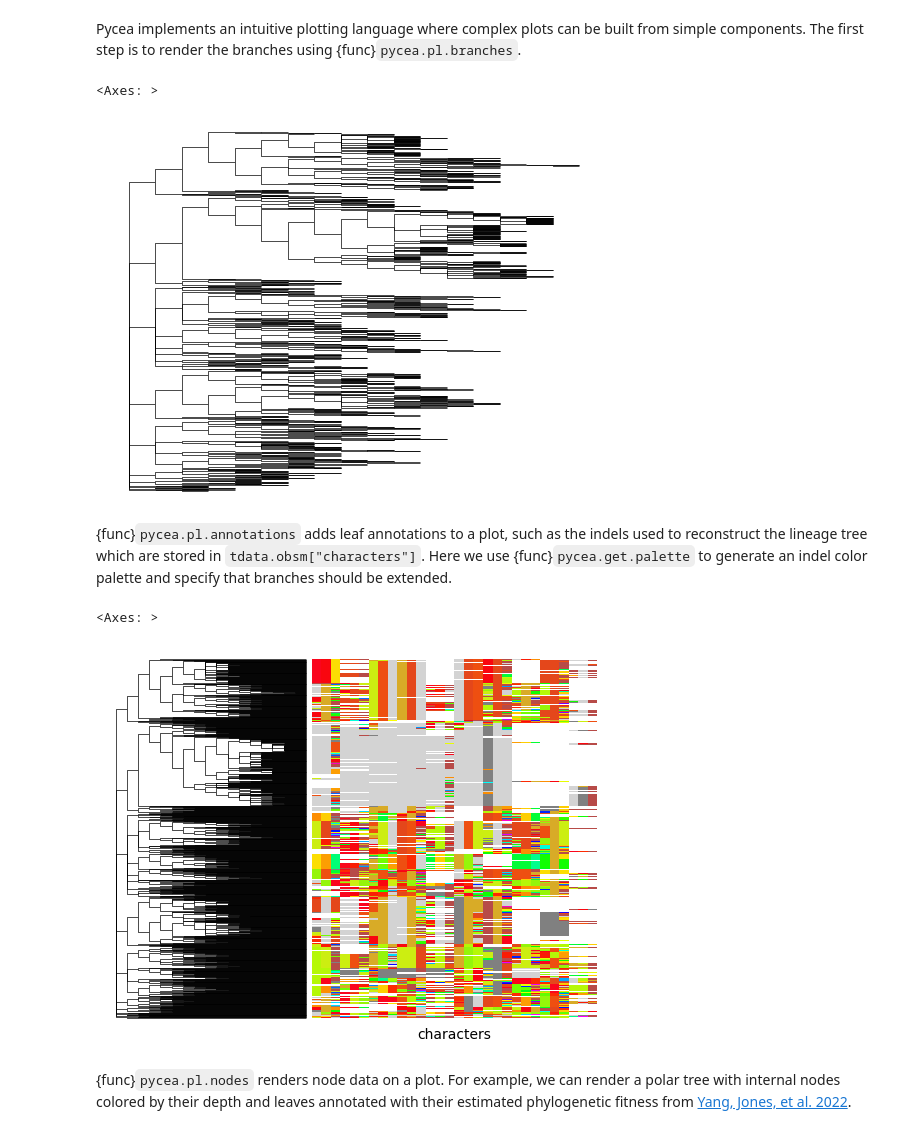
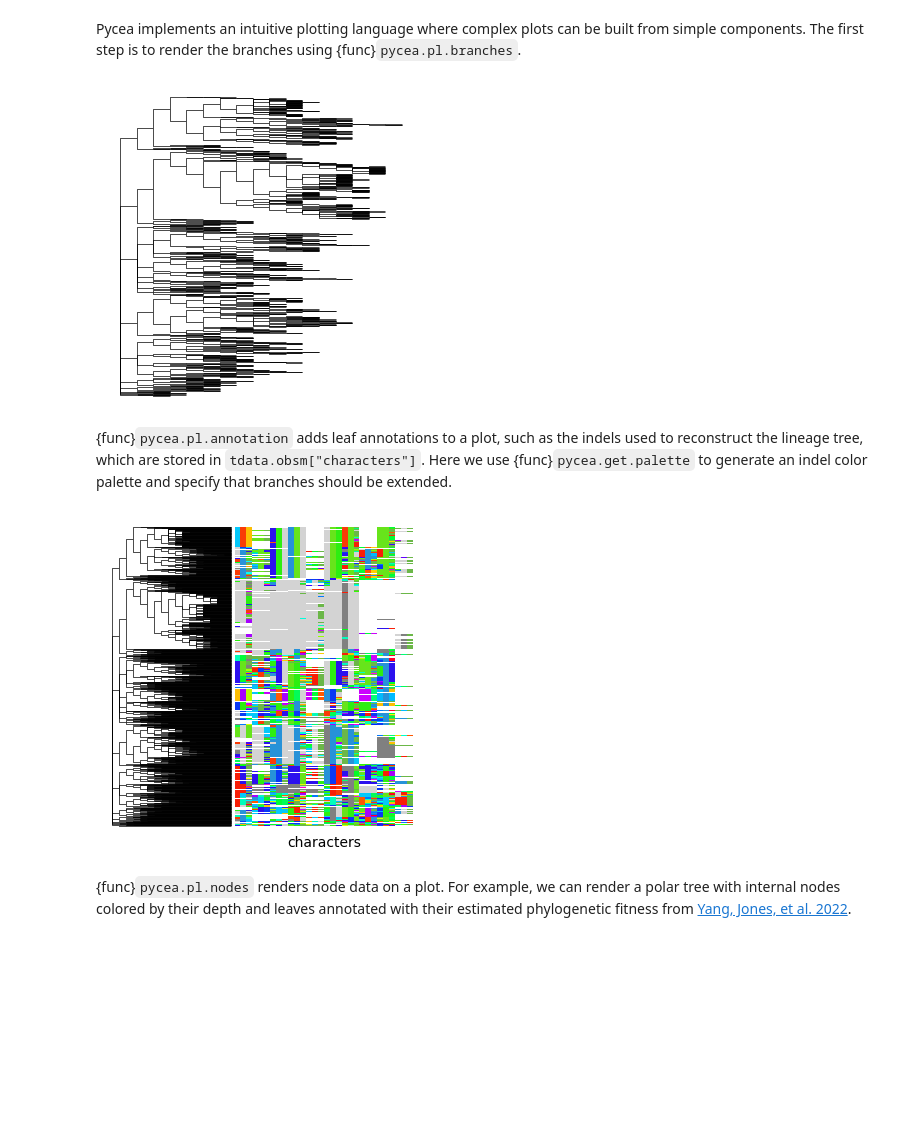
Before and after one commit to YosefLab/pycea, a Jupyter notebook: docs/notebooks/getting-started.ipynb, the cells around one changed output. Cells and saved outputs as stored; diff of their text form; code cells hidden in the pictures; blank space fills up the shorter version.

```diff
--- a/docs/notebooks/getting-started.ipynb
+++ b/docs/notebooks/getting-started.ipynb
@@ -3,6 +5,6 @@
 # %%
 import pycea as py
 import scanpy as sc
+import matplotlib.pyplot as plt
 
-%load_ext autoreload
-%autoreload 2
+plt.rcParams["figure.figsize"] = (4, 4)
@@ -37,21 +36,25 @@ DiGraph with 1890 nodes and 1889 edges
 # %% [markdown]
 Pycea implements an intuitive plotting language where complex plots can be built from simple components. The first step is to render the branches using {func}`pycea.pl.branches`.
 # %%
-py.pl.branches(tdata)
+py.pl.branches(tdata);
 # %% [output]
-<Axes: >
-[figure, old version]
+[figure, new version]
 # %% [markdown]
-{func}`pycea.pl.annotations` adds leaf annotations to a plot, such as the indels used to reconstruct the lineage tree which are stored in `tdata.obsm["characters"]`. Here we use {func}`pycea.get.palette` to generate an indel color palette and specify that branches should be extended.
+{func}`pycea.pl.annotation` adds leaf annotations to a plot, such as the indels used to reconstruct the lineage tree, which are stored in `tdata.obsm["characters"]`. Here we use {func}`pycea.get.palette` to generate an indel color palette and specify that branches should be extended.
 # %%
 indel_palette = py.get.palette(
-    tdata, "characters", custom={"-": "white", "*": "lightgrey"}, cmap="gist_rainbow", priors=tdata.uns["priors"]
+    tdata,
+    "characters",
+    custom={"-": "white", "*": "lightgrey"},
+    cmap="gist_rainbow",
+    priors=tdata.uns["priors"],
+    sort="random",
+    random_state=0,
 )
 py.pl.branches(tdata, extend_branches=True)
-py.pl.annotation(tdata, keys="characters", palette=indel_palette)
+py.pl.annotation(tdata, keys="characters", palette=indel_palette);
 # %% [output]
-<Axes: >
-[figure, old version]
+[figure, new version]
 # %% [markdown]
 {func}`pycea.pl.nodes` renders node data on a plot. For example, we can render a polar tree with internal nodes colored by their depth and leaves annotated with their estimated phylogenetic fitness from [Yang, Jones, et al. 2022](https://doi.org/10.1016/j.cell.2022.04.015).
 # %%
```
Also changed, not shown: parts of 25 cells of this notebook, 10 other files.
